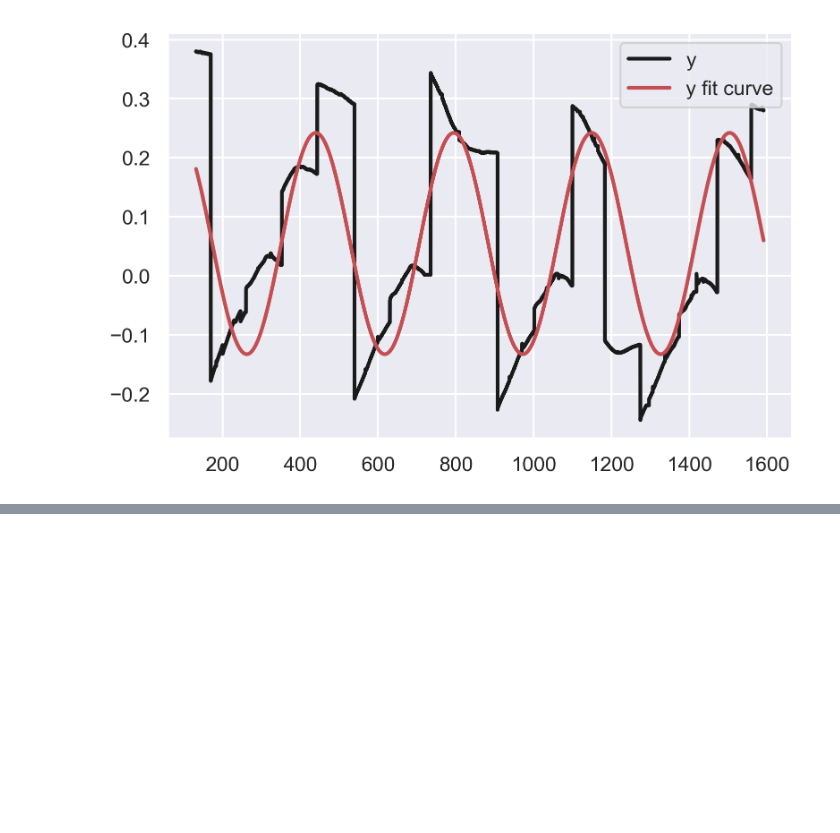
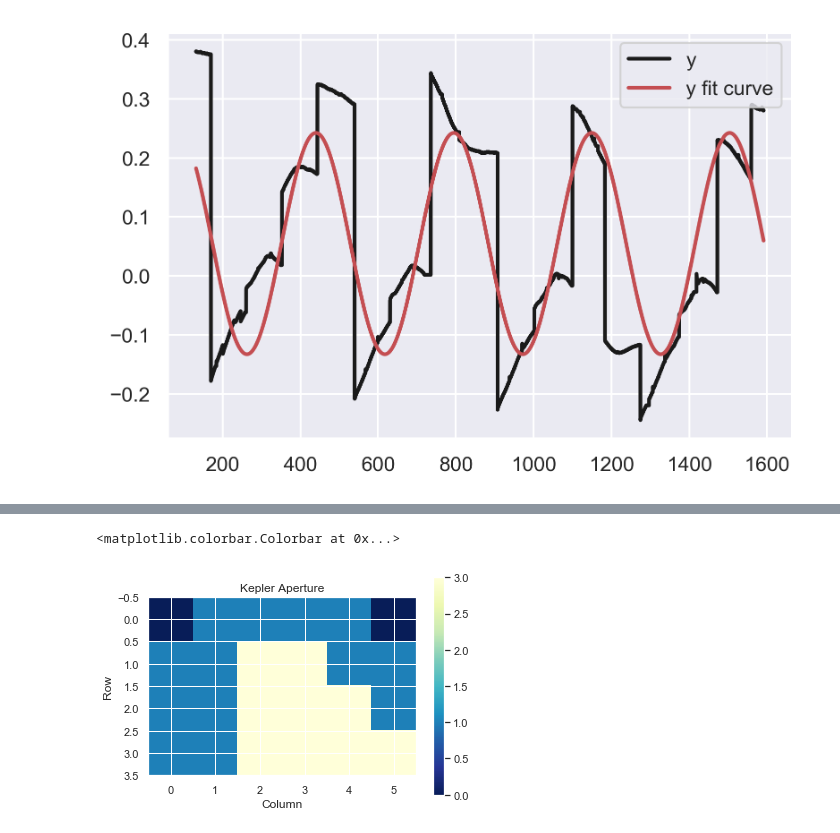
Before and after one commit to mtctr/kepler, a Jupyter notebook: tests.ipynb, the cells around one changed output, grey strips where cells are left out. Saved outputs shown, nothing was run; the diff lists cells and outputs as text; code cells hidden in the pictures; blank space fills up the shorter version.

```diff
--- a/tests.ipynb
+++ b/tests.ipynb
@@ -57,0 +157,10 @@ res['period']
+# %%
+plt.figure(2)
+plt.title('Kepler Aperture')
+plt.imshow(imgdata, cmap=plt.cm.YlGnBu_r)
+plt.xlabel('Column')
+plt.ylabel('Row')
+plt.colorbar()
+# %% [output]
+<matplotlib.colorbar.Colorbar at 0x...>
+[figure, added]
```
Also changed, not shown: parts of 13 cells of this notebook.
